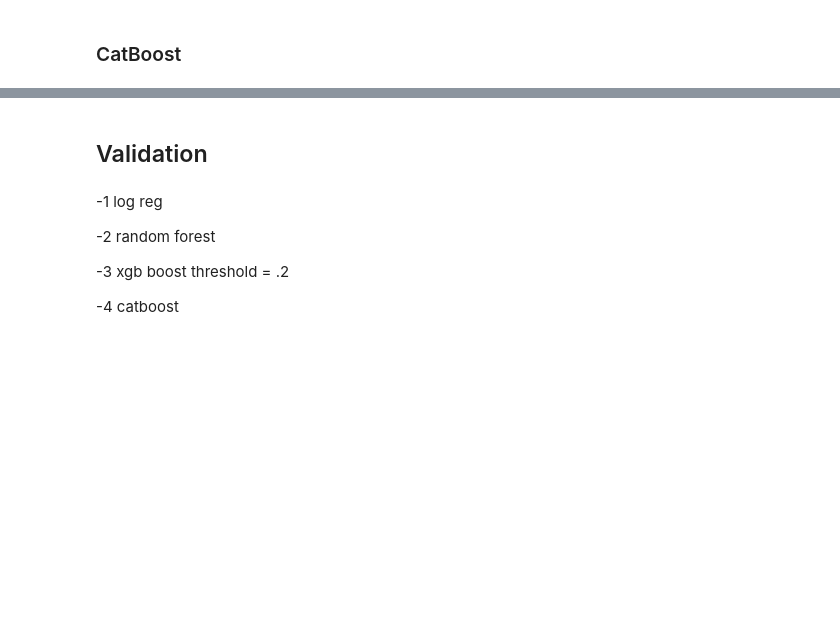
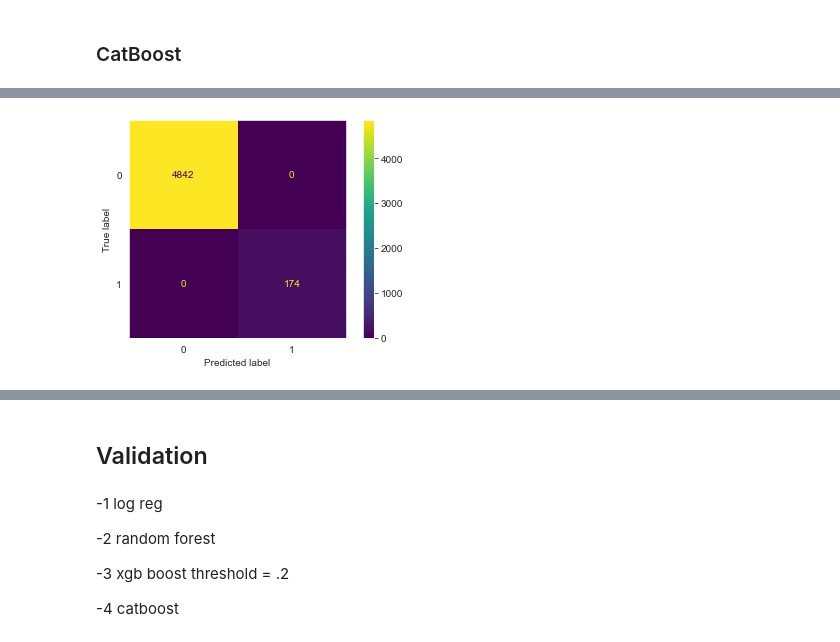
Before and after one commit to erin-vu/Bankruptcy-Prediction-in-Taiwan, a Jupyter notebook: main modelling notebook.ipynb, the cells around one changed output, grey strips where cells are left out. Saved outputs shown, nothing was run; the diff lists cells and outputs as text; code cells hidden in the pictures; blank space fills up the shorter version.

```diff
--- a/main modelling notebook.ipynb
+++ b/main modelling notebook.ipynb
@@ -1109,10 +1136,11 @@ cat_params = {'cb__eval_metric': ['F1'],
 # %%
 cat_gsCV = GridSearchCV(cat_pipe,
                        cat_params,
-                       scoring=['roc_auc', 'neg_log_loss', 'f1'],
+                       scoring=['precision', 'neg_log_loss'],
                        cv=stratified_kfold,
-                       refit='f1',
-                       n_jobs=-1)
+                       refit='precision',
+                       n_jobs=-1
+                       )
 # %%
 cat_gsCV.fit(X_train_top_10, y_train)
 # %% [output]
@@ -1186,0 +1181,11 @@ f1_scores['cat'] = f1_score(y_train, cat_gsCV.predict(X_train_top_10))
+# %%
+best_cat_steps = [('sm', SMOTE(random_state=4)),
+             ('cb',CatBoostClassifier(random_state=4,
+                                      auto_class_weights='Balanced',
+                                      eval_metric='Precision',
+                                      iterations=1000,
+                                      learning_rate=0.1))]
+# %%
+best_cat_pipe = imbpipeline(best_cat_steps)
+# %%
+best_cat_pipe.fit(X_train_top_10, y_train)
@@ -1186,0 +1213,4 @@ f1_scores['cat'] = f1_score(y_train, cat_gsCV.predict(X_train_top_10))
+# %%
+plot_confusion_matrix(best_cat_pipe, X_train_top_10, y_train);
+# %% [output]
+[figure, added]
```
Also changed, not shown: parts of 128 cells of this notebook, 4 other files.
